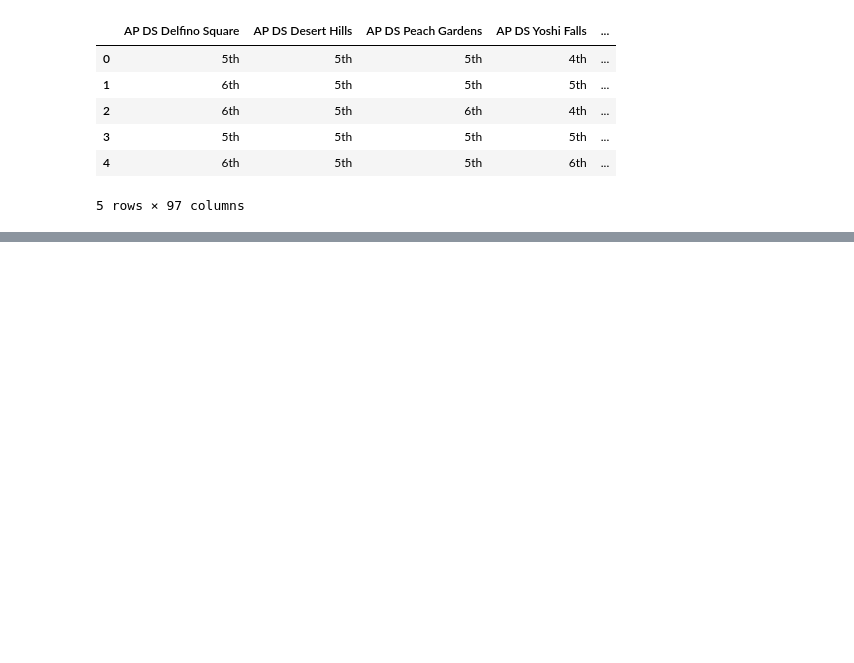
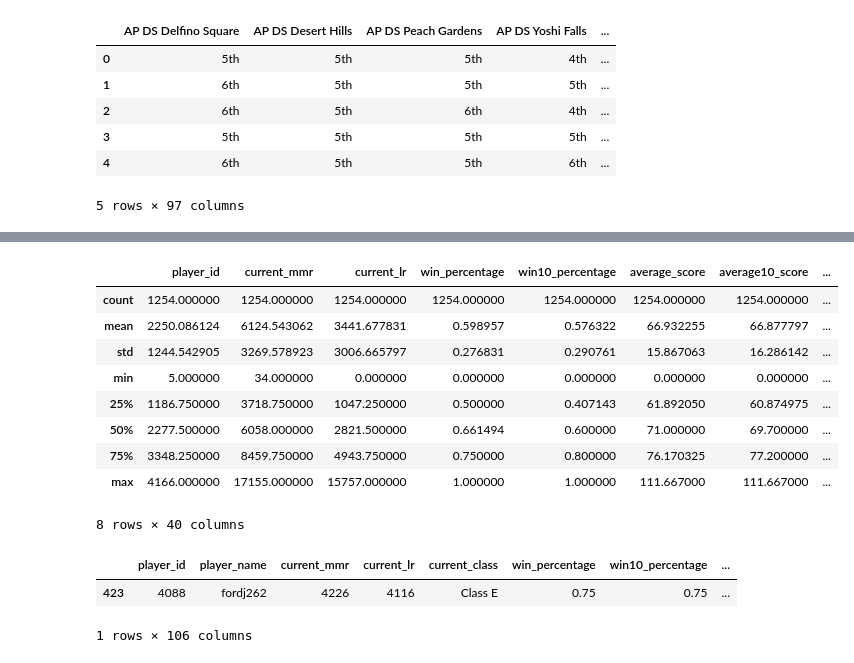
Before and after one commit to fordjackson26/CS5394Project3, a Jupyter notebook: loungedata.ipynb, the cells around one changed output, grey strips where cells are left out. Cells and saved outputs as stored; diff of their text form; code cells hidden in the pictures; blank space fills up the shorter version.

```diff
--- a/loungedata.ipynb
+++ b/loungedata.ipynb
@@ -104,0 +140,19 @@ combodata.to_csv('datasets/loungedata.csv')
+# %%
+combodata.describe()
+# %% [output]
+|  | player_id | current_mmr | current_lr | win_percentage | win10_percentage | average_score | average10_score | ... |
+| count | 1254.000000 | 1254.000000 | 1254.000000 | 1254.000000 | 1254.000000 | 1254.000000 | 1254.000000 | ... |
+| mean | 2250.086124 | 6124.543062 | 3441.677831 | 0.598957 | 0.576322 | 66.932255 | 66.877797 | ... |
+| std | 1244.542905 | 3269.578923 | 3006.665797 | 0.276831 | 0.290761 | 15.867063 | 16.286142 | ... |
+| min | 5.000000 | 34.000000 | 0.000000 | 0.000000 | 0.000000 | 0.000000 | 0.000000 | ... |
+| 25% | 1186.750000 | 3718.750000 | 1047.250000 | 0.500000 | 0.407143 | 61.892050 | 60.874975 | ... |
+| 50% | 2277.500000 | 6058.000000 | 2821.500000 | 0.661494 | 0.600000 | 71.000000 | 69.700000 | ... |
+| 75% | 3348.250000 | 8459.750000 | 4943.750000 | 0.750000 | 0.800000 | 76.170325 | 77.200000 | ... |
+| max | 4166.000000 | 17155.000000 | 15757.000000 | 1.000000 | 1.000000 | 111.667000 | 111.667000 | ... |
+8 rows × 40 columns
+# %%
+combodata.loc[combodata['player_id'] == 4088]
+# %% [output]
+|  | player_id | player_name | current_mmr | current_lr | current_class | win_percentage | win10_percentage | ... |
+| 423 | 4088 | fordj262 | 4226 | 4116 | Class E | 0.75 | 0.75 | ... |
+1 rows × 106 columns
```
Also changed, not shown: parts of 11 cells of this notebook, 2 other files.
